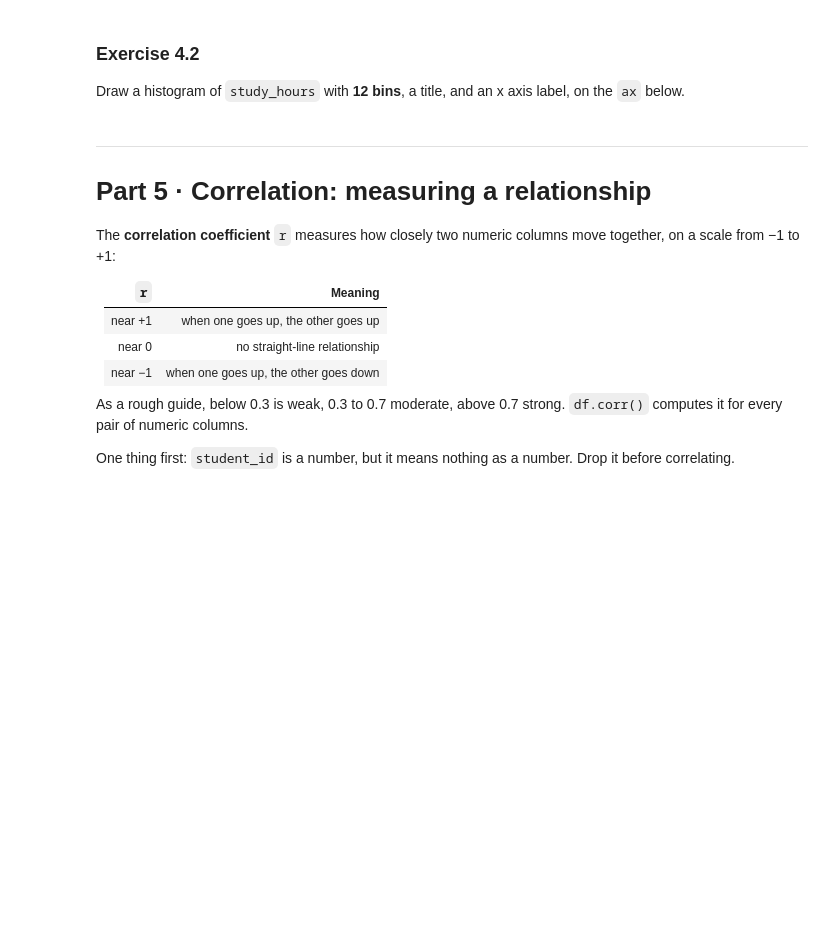
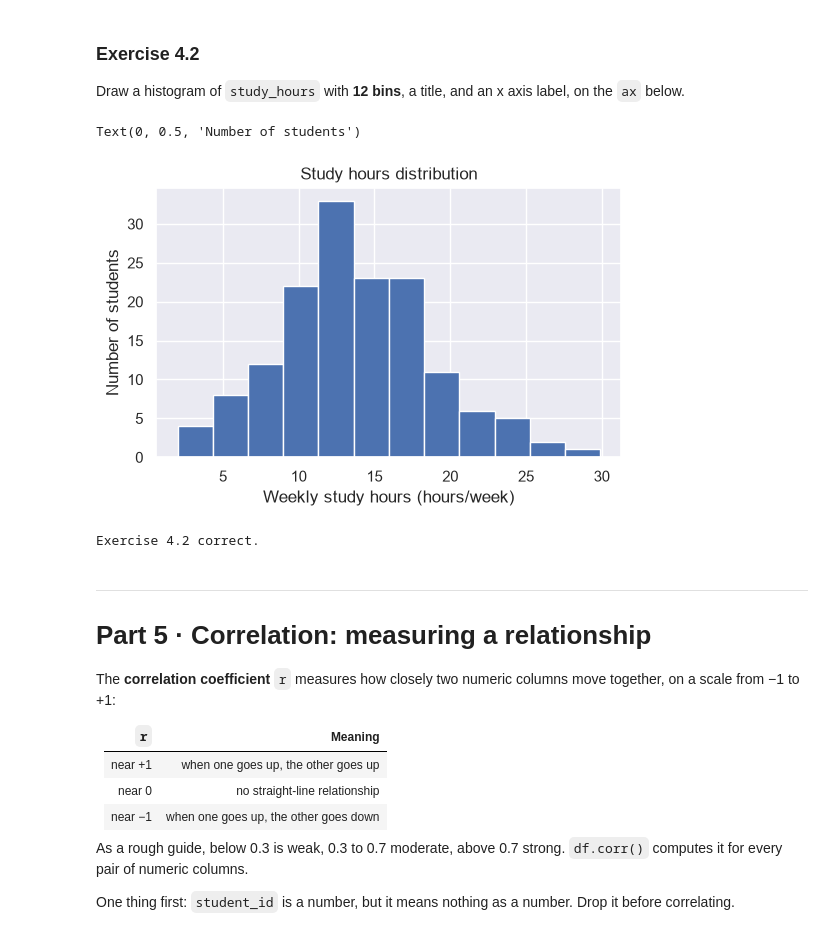
Before and after one commit to MahaAlmolhem/arti303, a Jupyter notebook: lab06.ipynb, the cells around one changed output. Cells and saved outputs as stored; diff of their text form; code cells hidden in the pictures; blank space fills up the shorter version.

```diff
--- a/lab06.ipynb
+++ b/lab06.ipynb
@@ -457,12 +566,21 @@ axis label, on the `ax` below.
 # %%
 fig, ax = plt.subplots(figsize=(6, 3.5))
 
-# TODO: histogram of study_hours with 12 bins, plus a title and an x label
+ax.hist(df["study_hours"], bins=12)
+
+ax.set_title("Study hours distribution")
+ax.set_xlabel("Weekly study hours (hours/week)")
+ax.set_ylabel("Number of students")
+# %% [output]
+Text(0, 0.5, 'Number of students')
+[figure, added]
 # %%
 assert len(ax.patches) == 12, f"expected 12 bars (bins=12), found {len(ax.patches)}"
 assert ax.get_title(), "add a title"
 assert ax.get_xlabel(), "add an x label"
 print("Exercise 4.2 correct.")
+# %% [output]
+Exercise 4.2 correct.
 # %% [markdown]
 ---
 # Part 5 · Correlation: measuring a relationship
```
Also changed, not shown: parts of 34 cells of this notebook, 2 other files.
